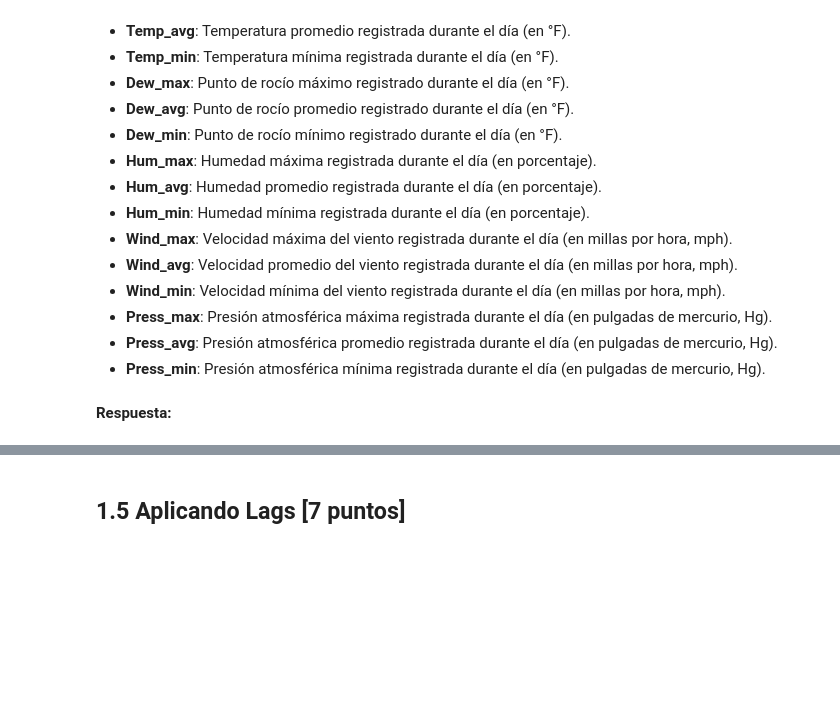
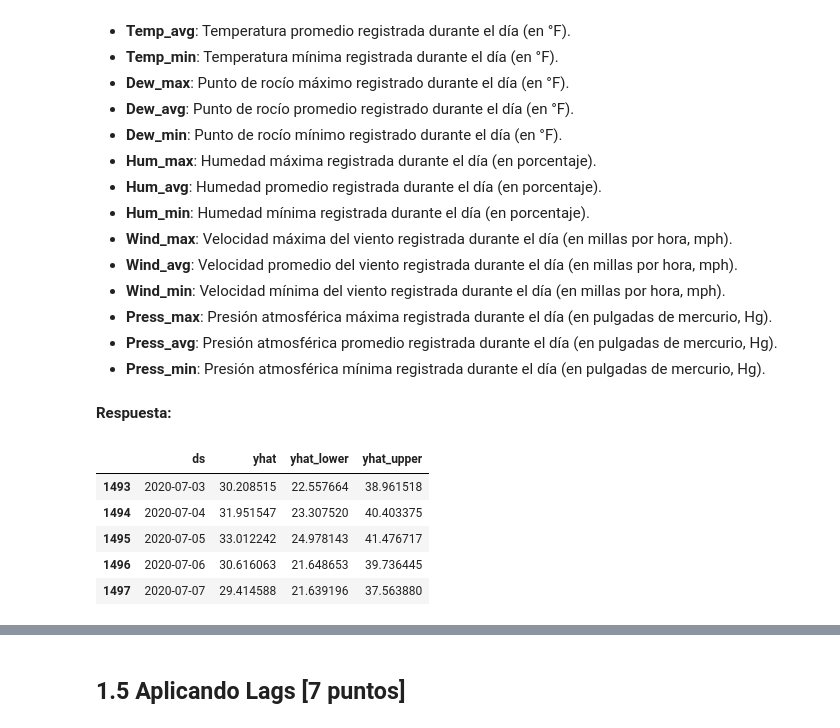
Before and after one commit to MartinTorricoP/Laboratorios_MDS7202, a Jupyter notebook: Lab8_-_Forecasting_y_sistema_de_recomendacion/Lab_8_MT_AT.ipynb, the cells around one changed output, grey strips where cells are left out. Saved outputs shown, nothing was run; the diff lists cells and outputs as text; code cells hidden in the pictures; blank space fills up the shorter version.

```diff
--- a/Lab8_-_Forecasting_y_sistema_de_recomendacion/Lab_8_MT_AT.ipynb
+++ b/Lab8_-_Forecasting_y_sistema_de_recomendacion/Lab_8_MT_AT.ipynb
@@ -549,0 +561,26 @@ Los datos del dataset de Frink son los siguientes:
+# %%
+# 1
+
+# añadimos los regresores
+m = Prophet()
+m.add_regressor('Temp_avg')
+m.add_regressor('Hum_avg')
+m.add_regressor('Wind_avg')
+
+# entrenamos
+m.fit(train_merged)
+future = m.make_future_dataframe(periods=129)
+
+# merge variables exógenas
+future = pd.merge(future, datos_frink[['date', 'Temp_avg', 'Hum_avg', 'Wind_avg']], left_on='ds', right_on='date', how='left')
+
+# predecimos
+forecast = m.predict(future)
+forecast[['ds', 'yhat', 'yhat_lower', 'yhat_upper']].tail()
+# %% [output]
+|  | ds | yhat | yhat_lower | yhat_upper |
+| 1493 | 2020-07-03 | 30.208515 | 22.557664 | 38.961518 |
+| 1494 | 2020-07-04 | 31.951547 | 23.307520 | 40.403375 |
+| 1495 | 2020-07-05 | 33.012242 | 24.978143 | 41.476717 |
+| 1496 | 2020-07-06 | 30.616063 | 21.648653 | 39.736445 |
+| 1497 | 2020-07-07 | 29.414588 | 21.639196 | 37.563880 |
```
Also changed, not shown: parts of 13 cells of this notebook.
